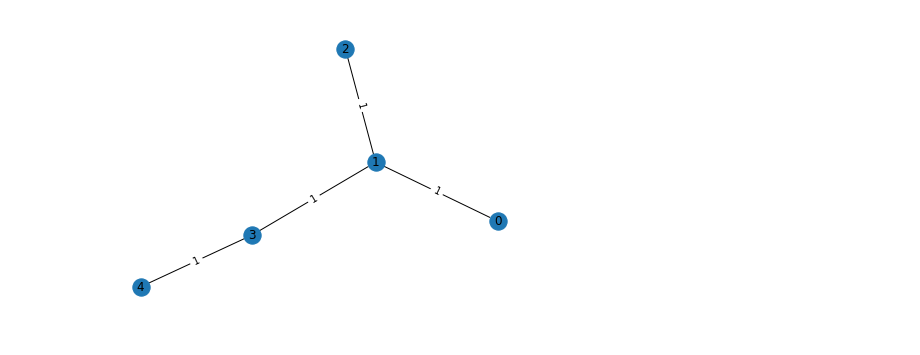
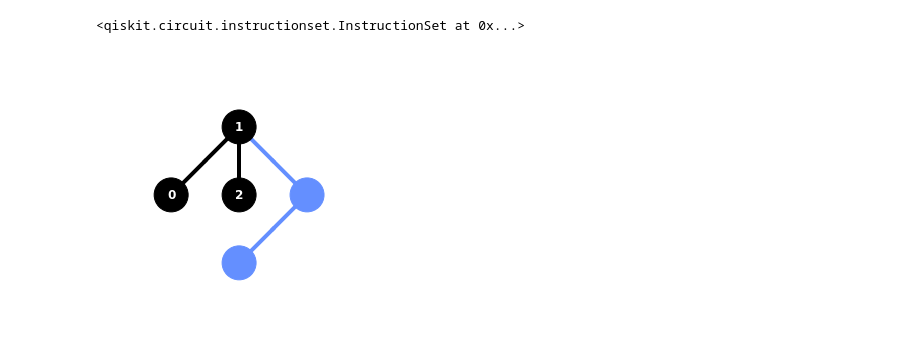
Before and after one commit to czachow/qiskit-terra, a Jupyter notebook: research/exp_shrink_cm.ipynb, the cells around one changed output. Drawn from its saved outputs; the diff is of its cells as text; code cells hidden in the pictures.

```diff
--- a/research/exp_shrink_cm.ipynb
+++ b/research/exp_shrink_cm.ipynb
@@ -50,4 +34,0 @@ cg_real = coupling_map_to_coupling_graph(coupling_map)
-# %%
-mpl_draw(cg_real, with_labels=True, edge_labels=str)
-# %% [output]
-[figure, removed]
@@ -87,2 +35,12 @@ def dag_to_ig(dag):
+# %%
+circuit = QuantumCircuit(3, 3)
+circuit.cx(0, 1)
+circuit.cx(1, 2)
+# %% [output]
+<qiskit.circuit.instructionset.InstructionSet at 0x...>
+# %%
+layout_on_circuit(circuit, VF2RSLayout, backend)
+# %% [output]
+[figure, added]
 # %%
 circuit = graphstate_complete(3)
```
Also changed, not shown: parts of 17 cells of this notebook, 3 other files.
